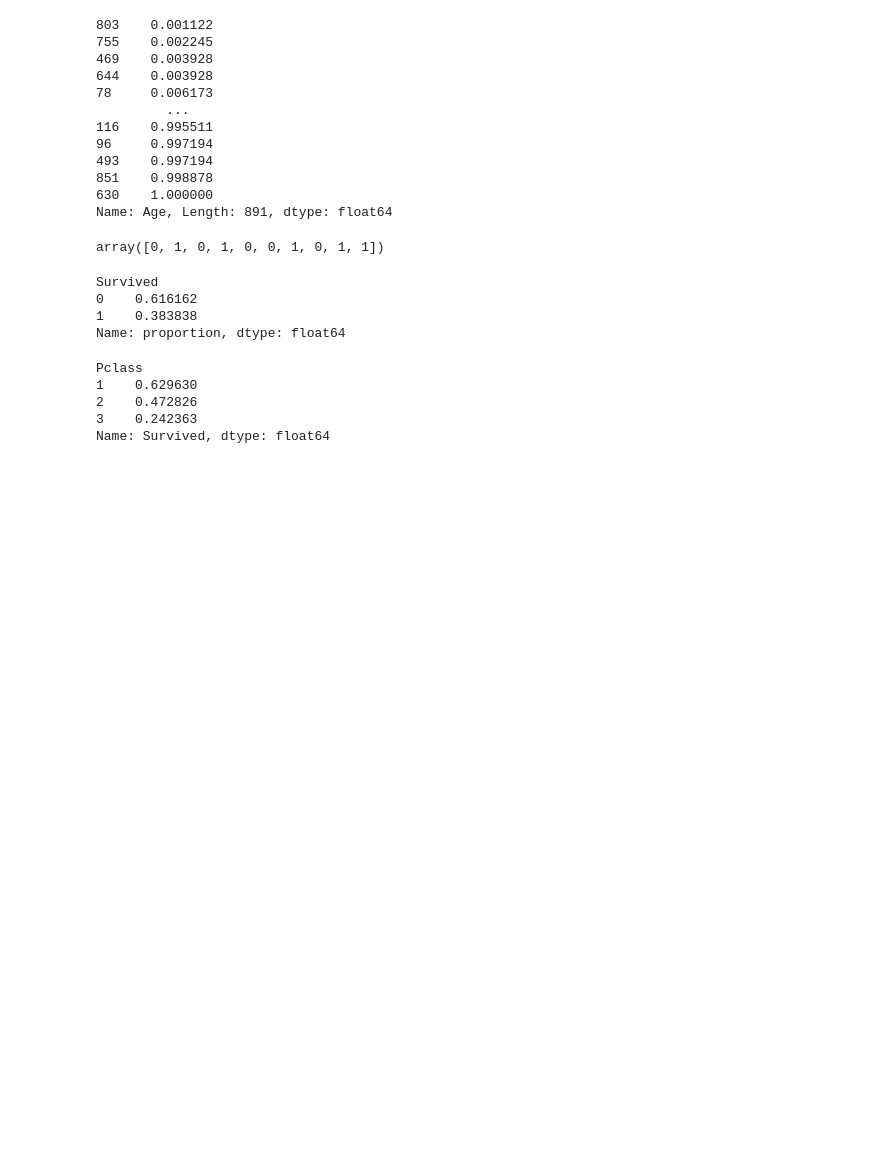
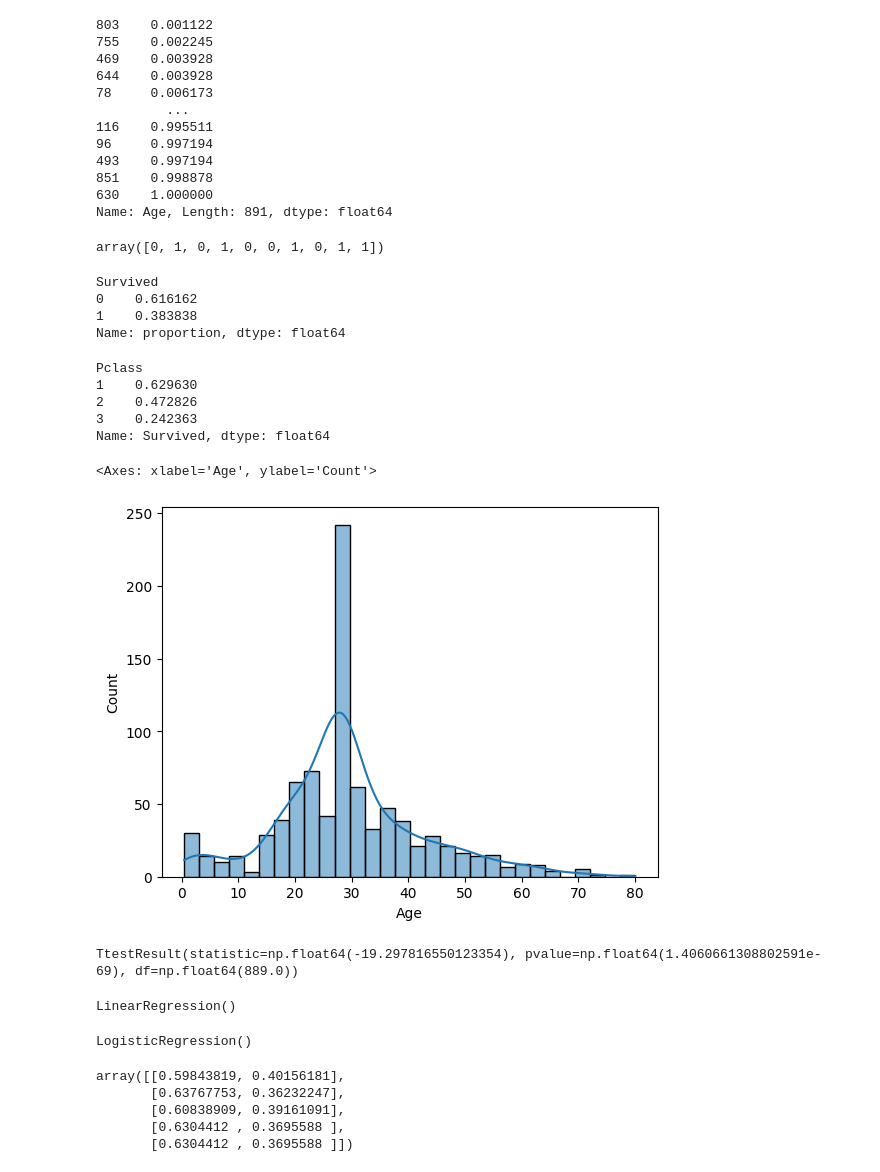
Before and after one commit to purbashis/ml-projects, a Jupyter notebook: ml_concepts/ml_practice.ipynb, the cells around one changed output. Cells and saved outputs as stored; diff of their text form; code cells hidden in the pictures; blank space fills up the shorter version.

```diff
--- a/ml_concepts/ml_practice.ipynb
+++ b/ml_concepts/ml_practice.ipynb
@@ -351,3 +351,45 @@ Pclass
 2    0.472826
 3    0.242363
 Name: Survived, dtype: float64
+# %%
+sns.histplot(titanic_df["Age"].dropna(), kde=True)
+# %% [output]
+<Axes: xlabel='Age', ylabel='Count'>
+[figure, added]
+# %%
+from scipy.stats import ttest_ind
+
+male = titanic_df[titanic_df["Sex"]=="male"]["Survived"]
+female = titanic_df[titanic_df["Sex"]=="female"]["Survived"]
+
+ttest_ind(male, female)
+# %% [output]
+TtestResult(statistic=np.float64(-19.297816550123354), pvalue=np.float64(1.4060661308802591e-69), df=np.float64(889.0))
+# %%
+from sklearn.linear_model import LinearRegression
+
+X = titanic_df[["Age"]].dropna()
+y = titanic_df.loc[X.index, "Fare"]
+
+model = LinearRegression()
+model.fit(X, y)
+# %% [output]
+LinearRegression()
+# %%
+from sklearn.linear_model import LogisticRegression
+
+X = titanic_df[["Age"]].fillna(titanic_df["Age"].median())
+y = titanic_df["Survived"]
+
+model = LogisticRegression()
+model.fit(X, y)
+# %% [output]
+LogisticRegression()
+# %%
+model.predict_proba(X)[:5]
+# %% [output]
+array([[0.59843819, 0.40156181],
+       [0.63767753, 0.36232247],
+       [0.60838909, 0.39161091],
+       [0.6304412 , 0.3695588 ],
+       [0.6304412 , 0.3695588 ]])
```
Also changed, not shown: parts of 5 cells of this notebook.
